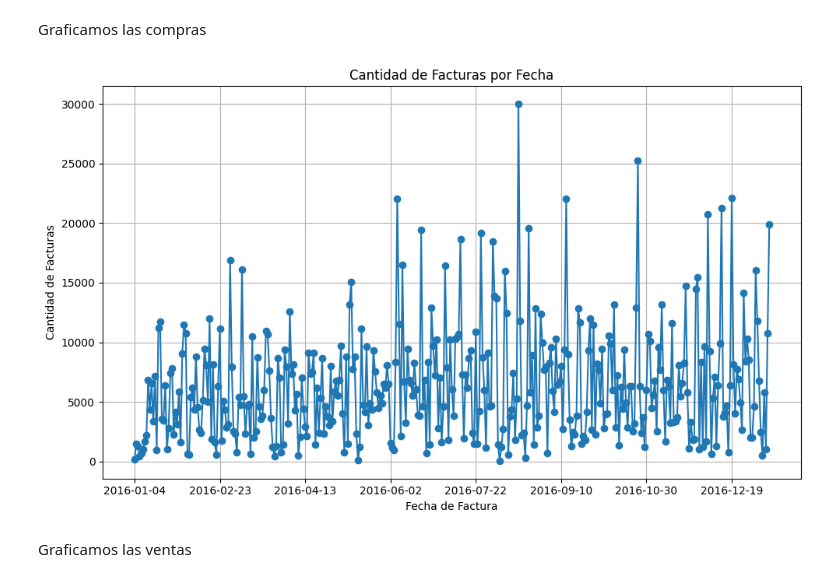
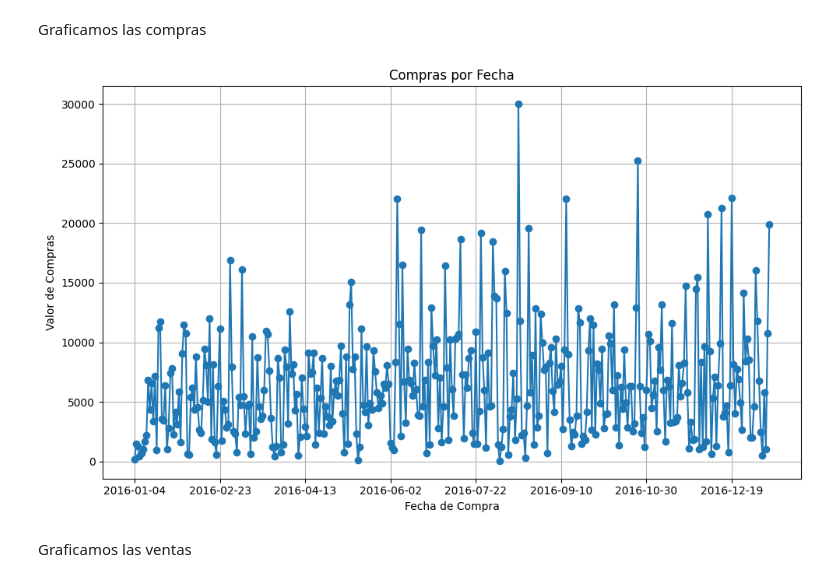
Before and after one commit to Dapt01G2-Henry/ComerLogistics, a Jupyter notebook: Sprint_1/EDA y ETL/AnalisisTablas.ipynb, the cells around one changed output. Drawn from its saved outputs; the diff is of its cells as text; code cells hidden in the pictures.

```diff
--- a/Sprint_1/EDA y ETL/AnalisisTablas.ipynb
+++ b/Sprint_1/EDA y ETL/AnalisisTablas.ipynb
@@ -218,25 +218,25 @@ Graficamos las compras
 # %%
 # Asegúrate de que la columna InvoiceDate esté en formato de fecha
 df_DetallesCompras['ReceivingDate'] = pd.to_datetime(df_DetallesCompras['ReceivingDate'])
 
 # Contar el número de registros por cada fecha de factura
 invoice_counts = df_DetallesCompras.groupby('InvoiceDate').size()
 
 # Crear la gráfica de líneas
 plt.figure(figsize=(10, 6))
 invoice_counts.plot(kind='line', marker='o')
 
 # Añadir títulos y etiquetas
-plt.title('Cantidad de Facturas por Fecha')
-plt.xlabel('Fecha de Factura')
-plt.ylabel('Cantidad de Facturas')
+plt.title('Compras por Fecha')
+plt.xlabel('Fecha de Compra')
+plt.ylabel('Valor de Compras')
 
 # Mostrar la gráfica
 plt.grid(True)
 plt.tight_layout()
 plt.show()
 # %% [output]
-[figure, old version]
+[figure, new version]
 # %% [markdown]
 Graficamos las ventas
 # %%
```
Also changed, not shown: parts of 3 cells of this notebook.
